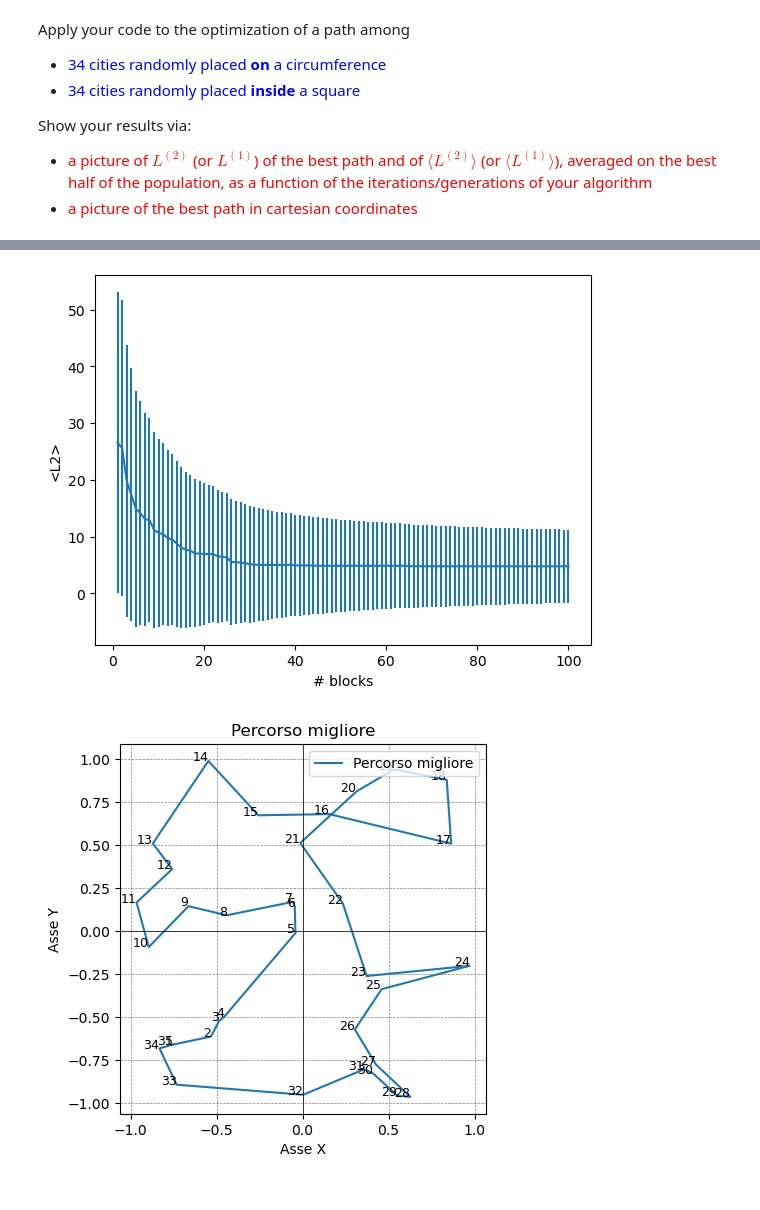
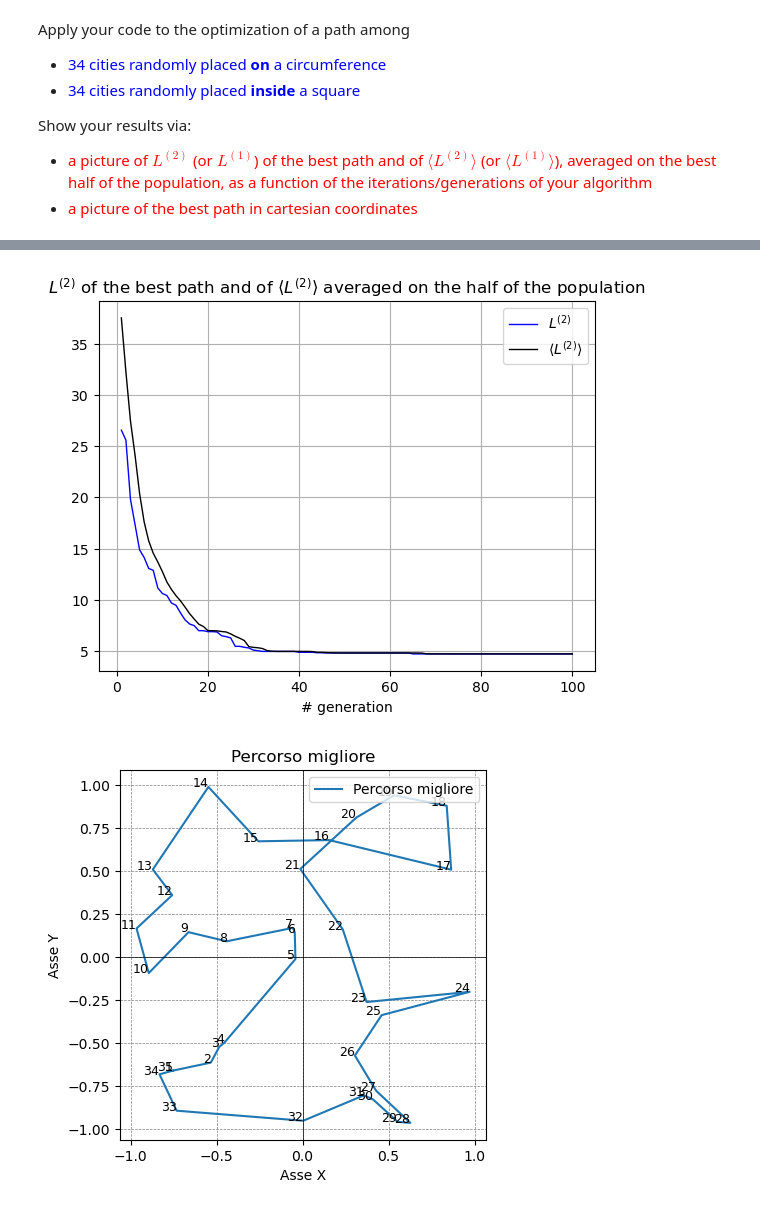
Before and after one commit to edoiannu/LSN_Exercises_Iannucci, a Jupyter notebook: Exercises_09/LSN_Exercises_09.ipynb, the cells around one changed output, grey strips where cells are left out. Drawn from its saved outputs; the diff is of its cells as text; code cells hidden in the pictures.

```diff
--- a/Exercises_09/LSN_Exercises_09.ipynb
+++ b/Exercises_09/LSN_Exercises_09.ipynb
@@ -143,24 +143,26 @@ import csv
 
 L = []
 Lmean = []
-Lsigma = []
-ngens = []
 
-with open('results/circle/Lmean.out', 'r') as file:
+with open('results/circle/L.out', 'r') as file:
     reader = csv.reader(file)
     next(reader, None) # salta la prima riga
     for list in file:
         elements = list.split()
-        blocks.append(float(elements[0]))
         L.append(float(elements[1]))
-        sigma.append(float(elements[2]))
+        Lmean.append(float(elements[2]))
 file.close()
 
 fig, ax1 = plt.subplots()
 
-ax1.errorbar(blocks,mean,yerr=sigma)
-ax1.set_xlabel('# blocks')
-ax1.set_ylabel('<L2>')
+blocks = np.arange(1,len(L)+1)
+
+ax1.plot(blocks,L,linewidth=1,color='blue',label=r'$L^{(2)}$')
+ax1.plot(blocks,Lmean,linewidth=1,color='black',label=r'$\langle L^{(2)} \rangle$')
+ax1.set_xlabel('# generation')
+ax1.legend()
+ax1.set_title(r'$L^{(2)}$ and $\langle L^{(2)}\rangle$ - circumference' )
+ax1.grid(True)
 
 plt.show()
 # %% [output]
@@ -212,31 +214,34 @@ plt.show()
 # %%
 import matplotlib.pyplot as plt
 import numpy as np
 import csv
 
-mean = []
-sigma = []
-blocks = []
+L = []
+Lmean = []
 
-with open('results/square/Lmean.out', 'r') as file:
+with open('results/square/L.out', 'r') as file:
     reader = csv.reader(file)
     next(reader, None) # salta la prima riga
     for list in file:
         elements = list.split()
-        blocks.append(float(elements[0]))
-        mean.append(float(elements[1]))
-        sigma.append(float(elements[2]))
+        L.append(float(elements[1]))
+        Lmean.append(float(elements[2]))
 file.close()
 
 fig, ax1 = plt.subplots()
 
-ax1.errorbar(blocks,mean,yerr=sigma)
-ax1.set_xlabel('# blocks')
-ax1.set_ylabel('<L2>')
+blocks = np.arange(1,len(L)+1)
+
+ax1.plot(blocks,L,linewidth=1,color='blue',label=r'$L^{(2)}$')
+ax1.plot(blocks,Lmean,linewidth=1,color='black',label=r'$\langle L^{(2)} \rangle$')
+ax1.set_xlabel('# generation')
+ax1.legend()
+ax1.set_title(r'$L^{(2)}$ and $\langle L^{(2)}\rangle$ - ')
+ax1.grid(True)
 
 plt.show()
 # %% [output]
-[figure, old version]
+[figure, new version]
 # %%
 import matplotlib.pyplot as plt
 import csv
```
Also changed, not shown: parts of 2 cells of this notebook, 26 other files.
